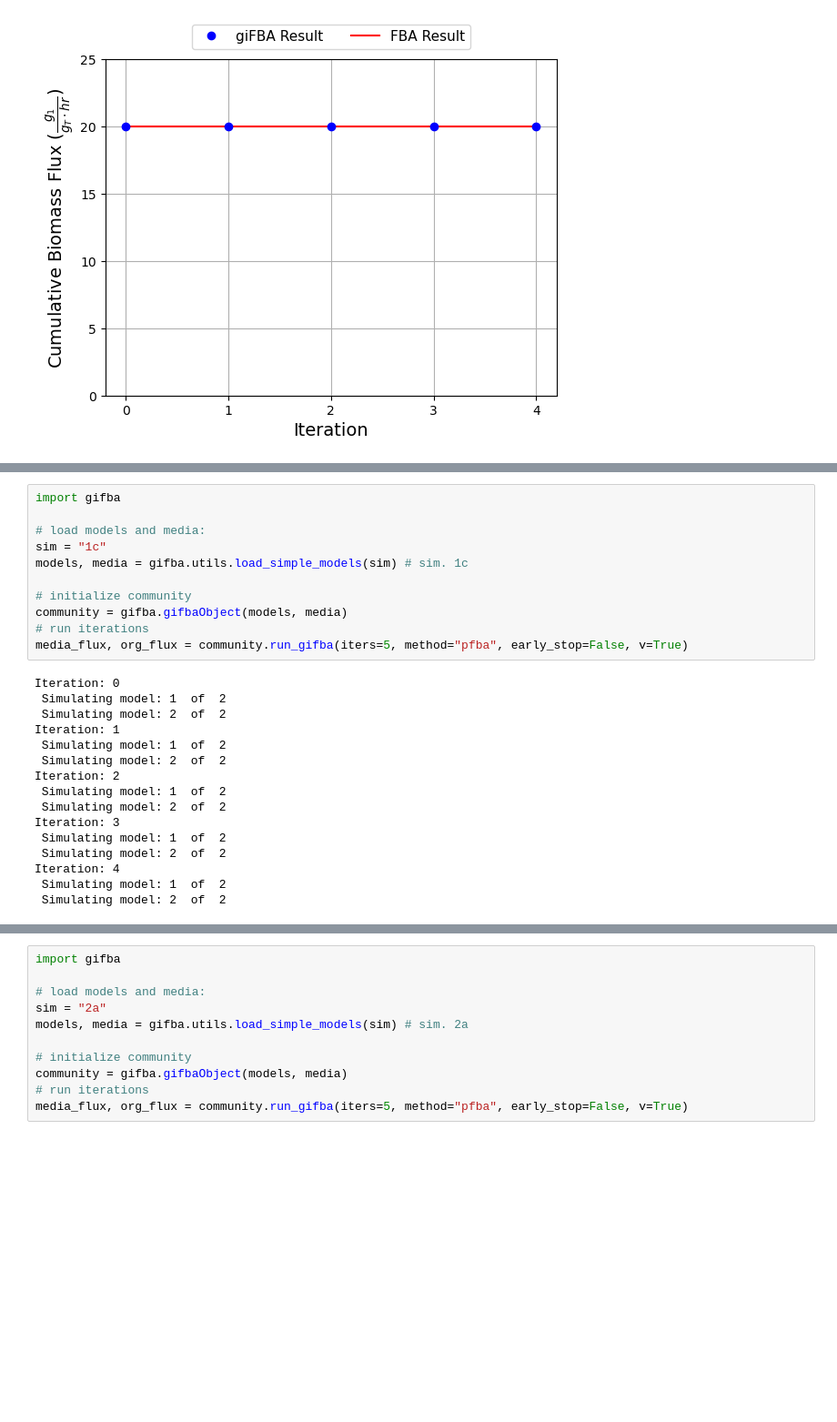
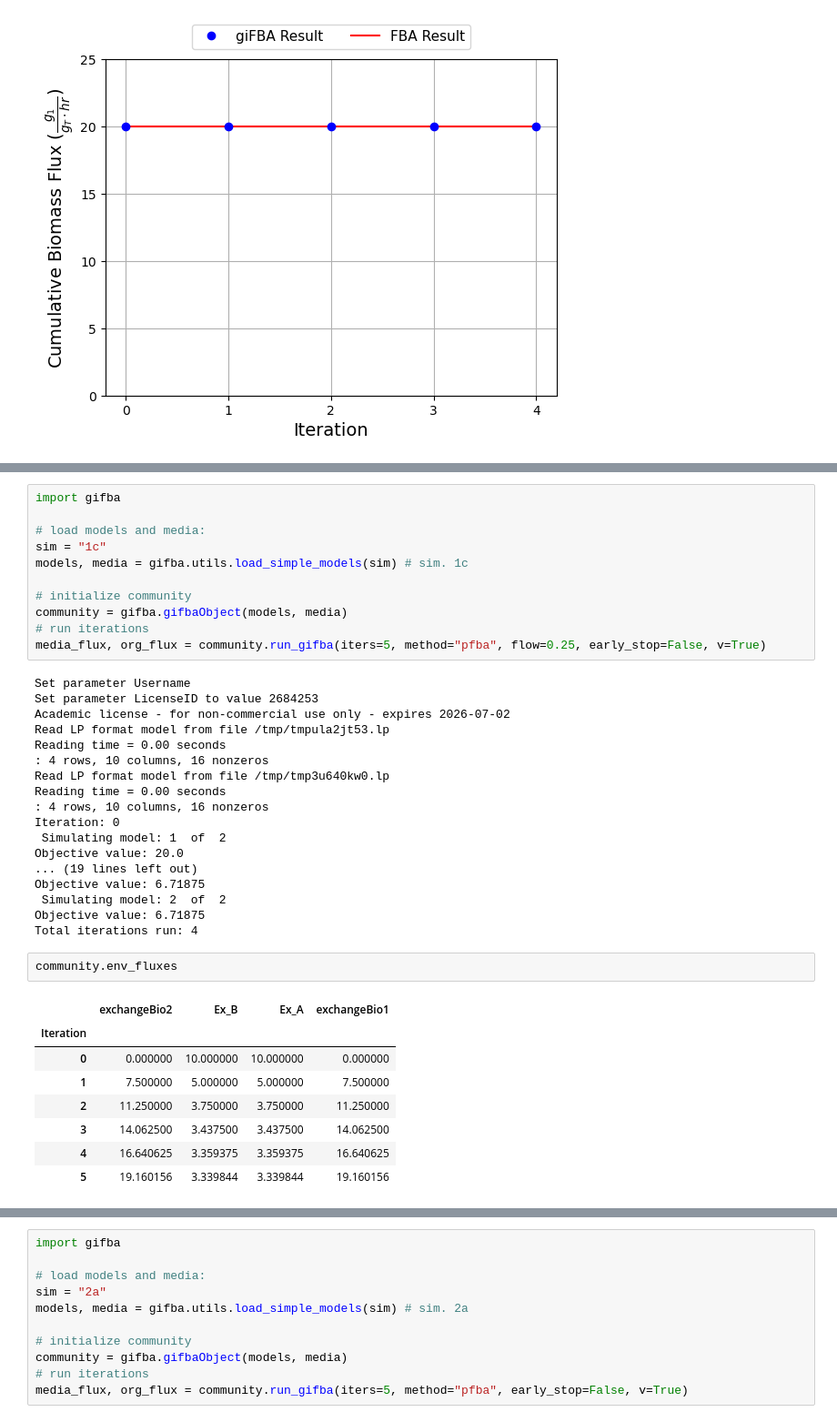
Before and after one commit to RSiegel03/giFBA, a Jupyter notebook: Examples/gifba_utilization.ipynb, the cells around one changed output, grey strips where cells are left out. Shown at 91% size. Saved outputs shown, nothing was run; the diff lists cells and outputs as text; blank space fills up the shorter version.

```diff
--- a/Examples/gifba_utilization.ipynb
+++ b/Examples/gifba_utilization.ipynb
@@ -191,20 +201,33 @@ models, media = gifba.utils.load_simple_models(sim) # sim. 1c
 # initialize community
 community = gifba.gifbaObject(models, media)
 # run iterations
-media_flux, org_flux = community.run_gifba(iters=5, method="pfba", early_stop=False, v=True)
+media_flux, org_flux = community.run_gifba(iters=5, method="pfba", flow=0.25, early_stop=False, v=True)
 # %% [output]
+Set parameter Username
+Set parameter LicenseID to value 2684253
+Academic license - for non-commercial use only - expires 2026-07-02
+Read LP format model from file /tmp/tmpula2jt53.lp
+Reading time = 0.00 seconds
+: 4 rows, 10 columns, 16 nonzeros
+Read LP format model from file /tmp/tmp3u640kw0.lp
+Reading time = 0.00 seconds
+: 4 rows, 10 columns, 16 nonzeros
 Iteration: 0
  Simulating model: 1  of  2
+Objective value: 20.0
+... (19 lines left out)
+Objective value: 6.71875
  Simulating model: 2  of  2
-Iteration: 1
- Simulating model: 1  of  2
- Simulating model: 2  of  2
-Iteration: 2
- Simulating model: 1  of  2
- Simulating model: 2  of  2
-Iteration: 3
- Simulating model: 1  of  2
- Simulating model: 2  of  2
-Iteration: 4
- Simulating model: 1  of  2
- Simulating model: 2  of  2
+Objective value: 6.71875
+Total iterations run: 4
+# %%
+community.env_fluxes
+# %% [output]
+|  | exchangeBio2 | Ex_B | Ex_A | exchangeBio1 |
+| Iteration |  |  |  |  |
+| 0 | 0.000000 | 10.000000 | 10.000000 | 0.000000 |
+| 1 | 7.500000 | 5.000000 | 5.000000 | 7.500000 |
+| 2 | 11.250000 | 3.750000 | 3.750000 | 11.250000 |
+| 3 | 14.062500 | 3.437500 | 3.437500 | 14.062500 |
+| 4 | 16.640625 | 3.359375 | 3.359375 | 16.640625 |
+| 5 | 19.160156 | 3.339844 | 3.339844 | 19.160156 |
```
Also changed, not shown: parts of 5 cells of this notebook, 4 other files.
